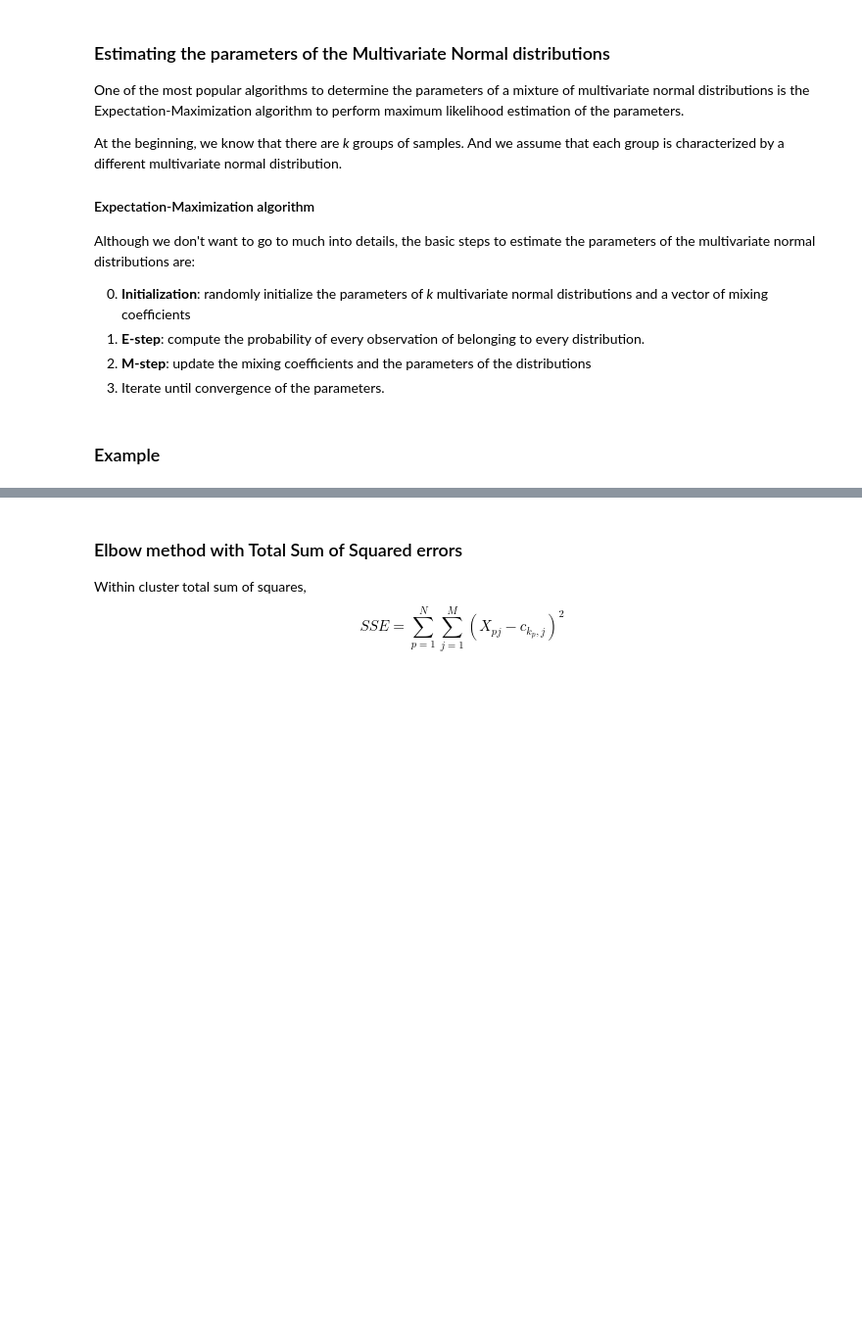
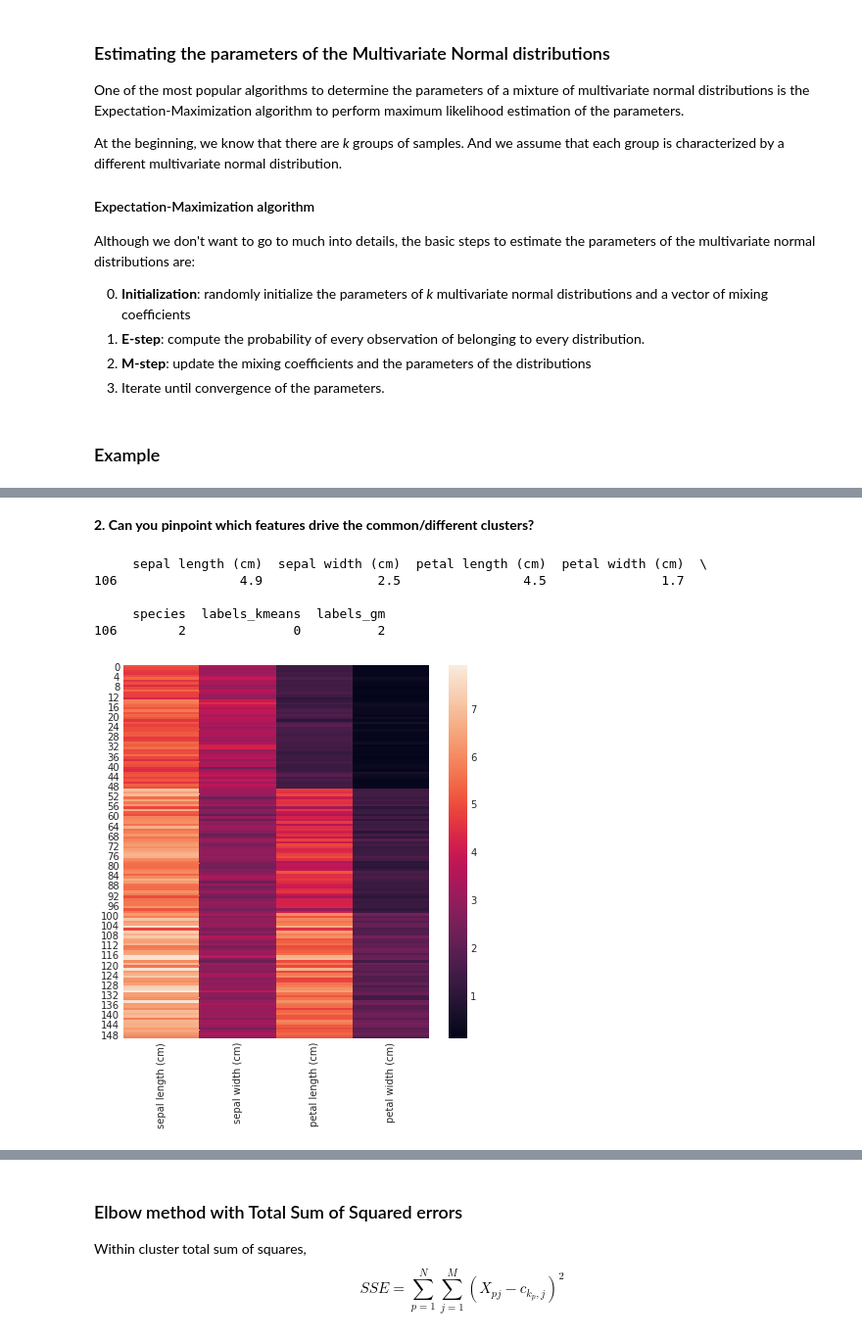
Before and after one commit to IvoLeist/ml_cnag-crg_course, a Jupyter notebook: day3/unsupervised_learning.ipynb, the cells around one changed output, grey strips where cells are left out. Shown at 98% size. Drawn from its saved outputs; the diff is of its cells as text; code cells hidden in the pictures; blank space fills up the shorter version.

```diff
--- a/day3/unsupervised_learning.ipynb
+++ b/day3/unsupervised_learning.ipynb
@@ -616,3 +744,21 @@ plt.show()
+# %% [markdown]
+**2. Can you pinpoint which features drive the common/different clusters?**
+# %%
+# check which cluster labels match
+df = X.assign(labels_kmeans=labels_kmeans, labels_gm=labels_gaussian)
+idx = df["labels_kmeans"] == df["labels_gm"]
+print(df.loc[~idx])
+
+# visualize the features of every observation with sns.heatmap
+sns.heatmap(X.drop(columns="species"))
+plt.show()
+# %% [output]
+     sepal length (cm)  sepal width (cm)  petal length (cm)  petal width (cm)  \
+106                4.9               2.5                4.5               1.7
+
+     species  labels_kmeans  labels_gm
+106        2              0          2
+[figure, added]
 # %% [markdown]
 <a id='section5'></a>
 ## 5. Finding the right "key"
```
Also changed, not shown: parts of 78 cells of this notebook.
